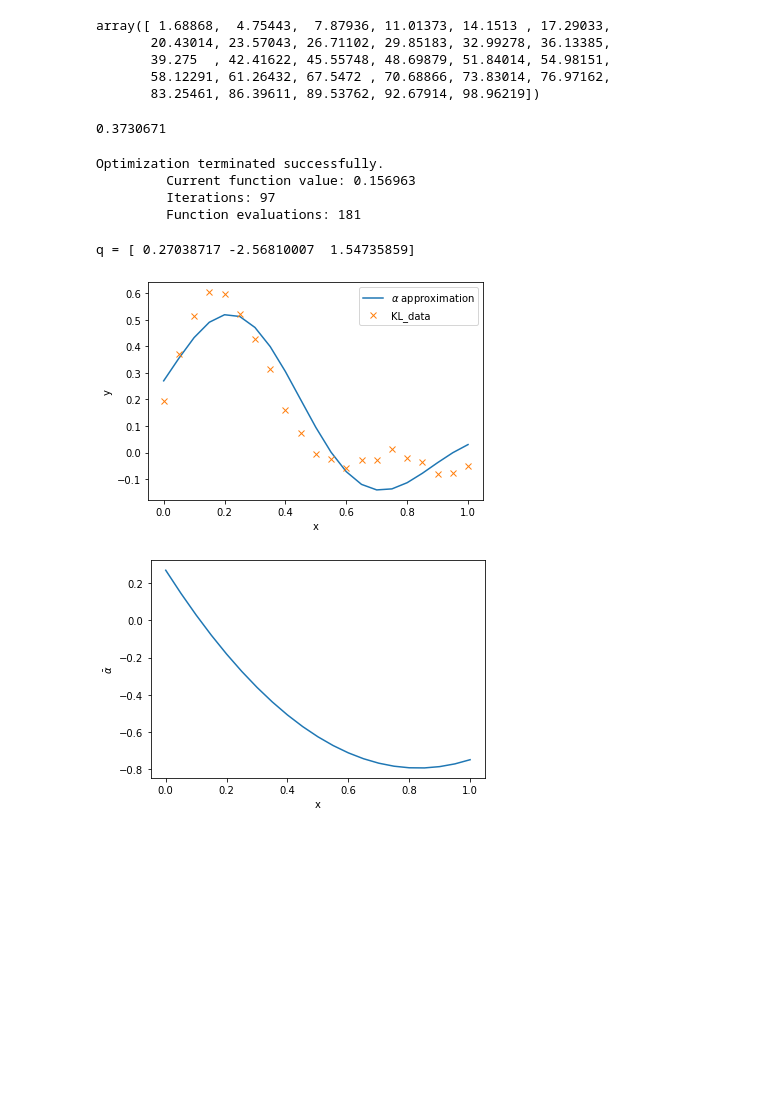
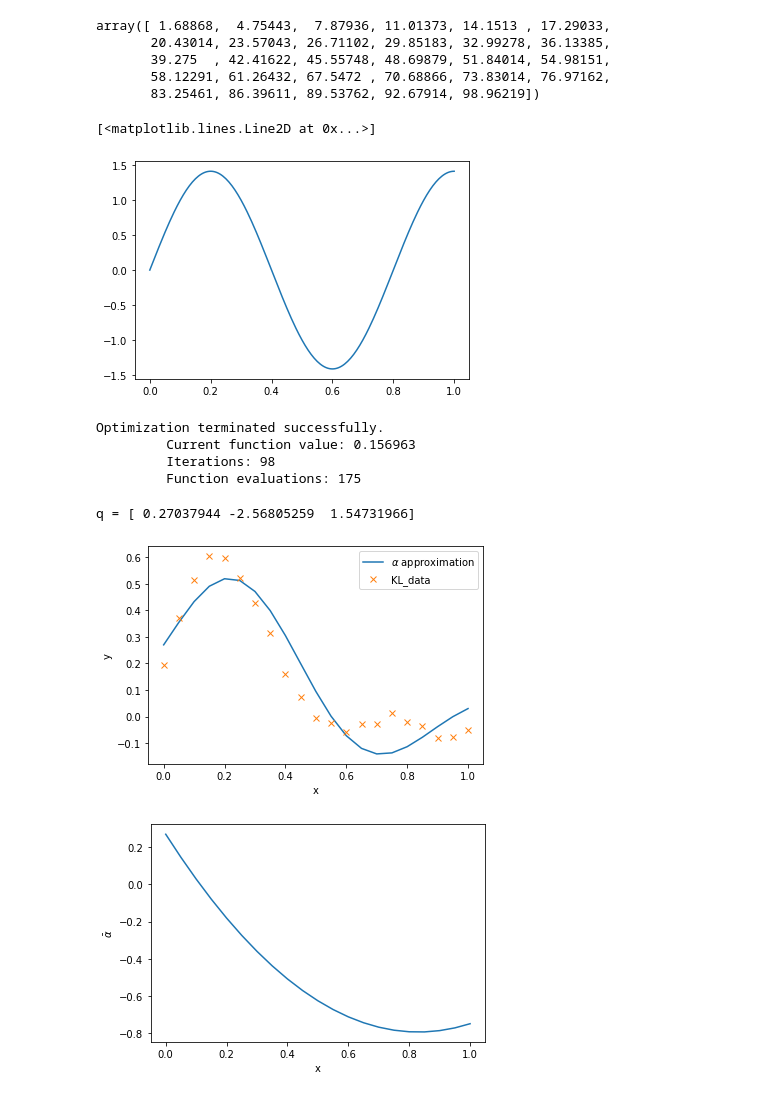
Before and after one commit to adamcwatts/MA540_UQ, a Jupyter notebook: Project1/Project1_Number3.ipynb, the cells around one changed output. Cells and saved outputs as stored; diff of their text form; code cells hidden in the pictures; blank space fills up the shorter version.

Commit message:
NW: most work for problem 1; missing eigenfunction, eigenvalue plots

```diff
--- a/Project1/Project1_Number3.ipynb
+++ b/Project1/Project1_Number3.ipynb
@@ -189,9 +189,7 @@ array([ 1.68868,  4.75443,  7.87936, 11.01373, 14.1513 , 17.29033,
 # %%
 kl_data_file = open("./KL_data.txt")
 kl_data = np.genfromtxt(kl_data_file)
-#y = kl_data[:,1]
+y = kl_data[:,1]
-# %% [output]
-0.3730671
 # %%
 def alpha_bar_3(x,q):
     return q[0] + q[1] * x + q[2] * x**2
@@ -213,26 +204,32 @@ def alpha_3(x, q):
+# %%
+func1 = eigen_func(x_domain, eigen_generator(3))
+plt.plot( x_domain, func1 )
+# %% [output]
+[<matplotlib.lines.Line2D at 0x...>]
+[figure, added]
 # %%
 from scipy import optimize
 def least_squares(q):
-    sum = 0
+    s = 0
     for j in range(1,22):
         #print(alpha_3( 0.05*(j-1), q ))
-        sum += ( y[j-1] - alpha_3( 0.05*(j-1), q ) )**2
+        s += ( y[j-1] - alpha_3(0.05*(j-1), q) )**2
 
-    return sum
+    return s
 
-qopt = optimize.fmin(least_squares, x0 = [1,1,1])
+qopt = optimize.fmin(func=least_squares, x0 = [0.2002,-0.8,0.8])
 # %% [output]
 Optimization terminated successfully.
          Current function value: 0.156963
-         Iterations: 97
-         Function evaluations: 181
+         Iterations: 98
+         Function evaluations: 175
 # %%
 import matplotlib.pyplot as plt
-xs = [ 0.05*(j-1) for j in range(1,22) ]
 approx_ys = [ alpha_3(x, qopt) for x in xs ]
 approx_alpha_bars = [ alpha_bar_3(x, qopt) for x in xs ]
 
 fig = plt.figure()
+
 ax = plt.subplot(111)
 ax.plot(xs, approx_ys, label = r"$\alpha$ approximation")
 ax.plot(xs, y, marker="x", linestyle="", label = "KL_data")
@@ -248,6 +245,6 @@ ax2.set_ylabel(r"$\bar{\alpha}$")
 
 print("q =", qopt)
 # %% [output]
-q = [ 0.27038717 -2.56810007  1.54735859]
+q = [ 0.27037944 -2.56805259  1.54731966]
 [figure]
 [figure]
```
Also changed, not shown: parts of 1 cell of this notebook, 2 other files.
